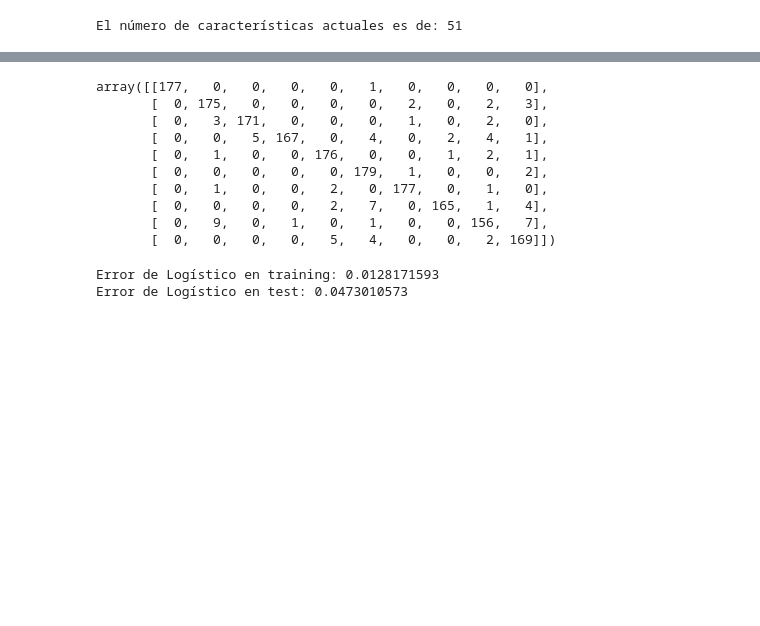
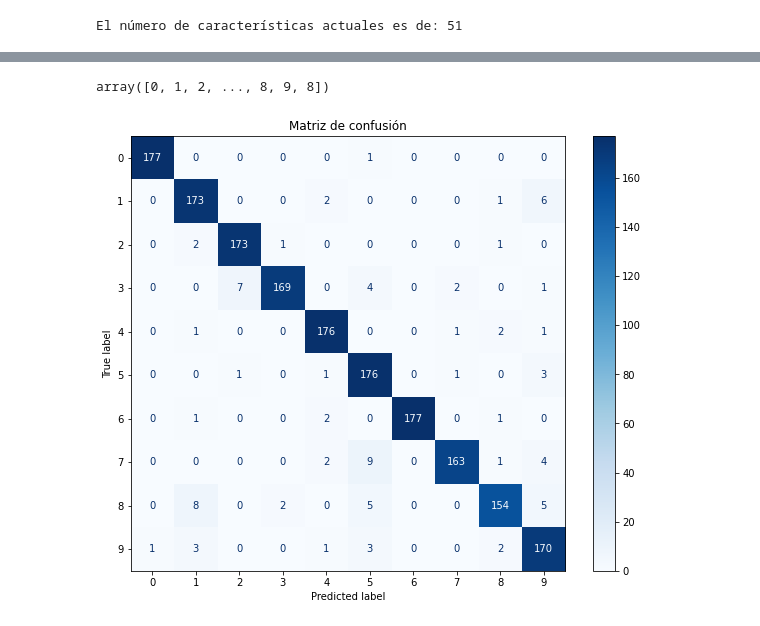
Before and after one commit to AlbertoEstep/Aprendizaje-Automatico, a Jupyter notebook: P3/OpticalRecognitionOfHandwrittenDigits.ipynb, the cells around one changed output, grey strips where cells are left out. Saved outputs shown, nothing was run; the diff lists cells and outputs as text; code cells hidden in the pictures; blank space fills up the shorter version.

Commit message:
P3: Classification - SVM and LogisticRegression finished

```diff
--- a/P3/OpticalRecognitionOfHandwrittenDigits.ipynb
+++ b/P3/OpticalRecognitionOfHandwrittenDigits.ipynb
@@ -172,12 +172,3 @@ n_características = X_train_procesados.shape[1]
 print("El número de características actuales es de: {}".format(n_características))
 # %% [output]
 El número de características actuales es de: 51
-# %%
-# Definimos el clasificador
-from sklearn.linear_model import LogisticRegressionCV
-
-clasificador = LogisticRegressionCV(cv=5, # Número de cross validation
-                                    penalty='l2', # Regularización Ridge (L2)
-                                    scoring='accuracy', # Métrica acurracy
-                                    multi_class='multinomial', # Indicamos que la regresión logística es multinomial
-                                    max_iter = 600) # Número máximo de iteraciones del algoritmo de optimización.
@@ -183,0 +209,10 @@ clasificador = LogisticRegressionCV(cv=5, # Número de cross validation
+# %%
+if(mejor_clasificador_log.score(X_train, y_train) < mejor_clasificador_svc.score(X_train, y_train)):
+    clasificador = mejor_clasificador_svc
+else:
+    clasificador = mejor_clasificador_log
+parametros = clasificador['clf'].get_params
+accuracy_log = mejor_clasificador_log.score(X_train, y_train)
+accuracy_svc = mejor_clasificador_svc.score(X_train, y_train)
+print('accuracy_svc: {}, acuraccy_log: {}'.format(accuracy_svc, accuracy_log))
+print("Parámetros del clasificador: {}".format(parametros))
@@ -184,9 +225,6 @@ clasificador = LogisticRegressionCV(cv=5, # Número de cross validation
 # %%
-lr = Pipeline(steps=[('preprocesador', preprocesador),
-                      ('clasificador', clasificador)])
-
 # Preprocessing of training data, fit model
-lr.fit(X_train, y_train)
+clasificador.fit(X_train, y_train)
 # %% [output]
 Pipeline(memory=None,
          steps=[('preprocesador',
@@ -214,15 +248,9 @@ array([0, 1, 8, ..., 8, 9, 8])
+# %%
+# Predecimos los valores de salida del test
+y_predict = clasificador.predict(X_test)
+y_predict
+# %% [output]
+array([0, 1, 2, ..., 8, 9, 8])
 # %%
 from sklearn.metrics import confusion_matrix
-m = confusion_matrix(y_test, y_predecida)
-m
+m = confusion_matrix(y_test, y_predict)
-# %% [output]
-array([[177,   0,   0,   0,   0,   1,   0,   0,   0,   0],
-       [  0, 175,   0,   0,   0,   0,   2,   0,   2,   3],
-       [  0,   3, 171,   0,   0,   0,   1,   0,   2,   0],
-       [  0,   0,   5, 167,   0,   4,   0,   2,   4,   1],
-       [  0,   1,   0,   0, 176,   0,   0,   1,   2,   1],
-       [  0,   0,   0,   0,   0, 179,   1,   0,   0,   2],
-       [  0,   1,   0,   0,   2,   0, 177,   0,   1,   0],
-       [  0,   0,   0,   0,   2,   7,   0, 165,   1,   4],
-       [  0,   9,   0,   1,   0,   1,   0,   0, 156,   7],
-       [  0,   0,   0,   0,   5,   4,   0,   0,   2, 169]])
@@ -235,6 +256,0 @@ def estima_error_clasif(clasificador, X_tra, y_tra, X_test, y_test, nombre):
-# %%
-estima_error_clasif(lr, X_train, y_train, X_test,
-                    y_test, "Logístico")
-# %% [output]
-Error de Logístico en training: 0.0128171593
-Error de Logístico en test: 0.0473010573
@@ -261,0 +257,10 @@ def pinta_matriz_confusion(m):
+# %%
+from sklearn.metrics import plot_confusion_matrix
+fig, ax = plt.subplots(figsize=(10, 8))
+ax.set(title="Matriz de confusión")
+matriz_confusion_no_normalizada = plot_confusion_matrix(clasificador, X_test, y_test,
+                                 cmap=plt.cm.Blues,
+                                 ax = ax,
+                                 values_format='.3g')
+# %% [output]
+[figure, added]
```
Also changed, not shown: parts of 10 cells of this notebook.
